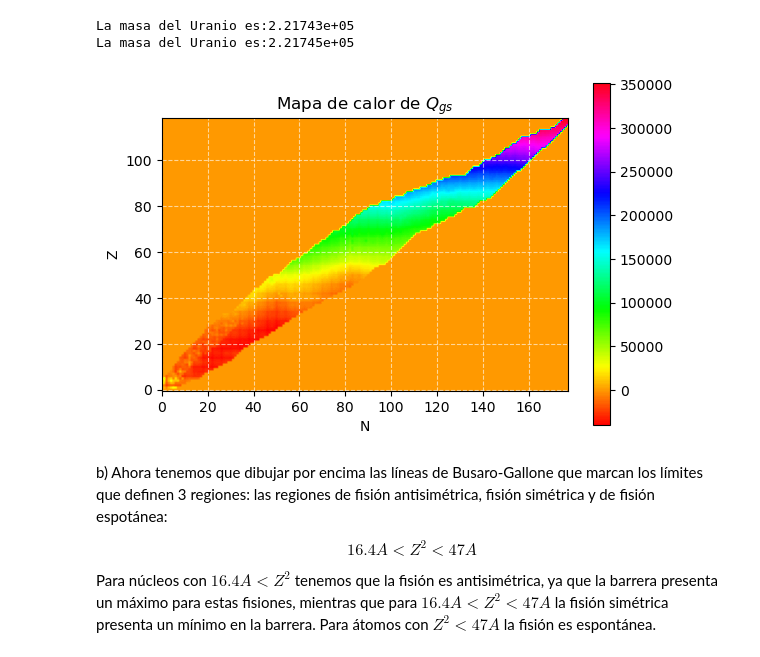
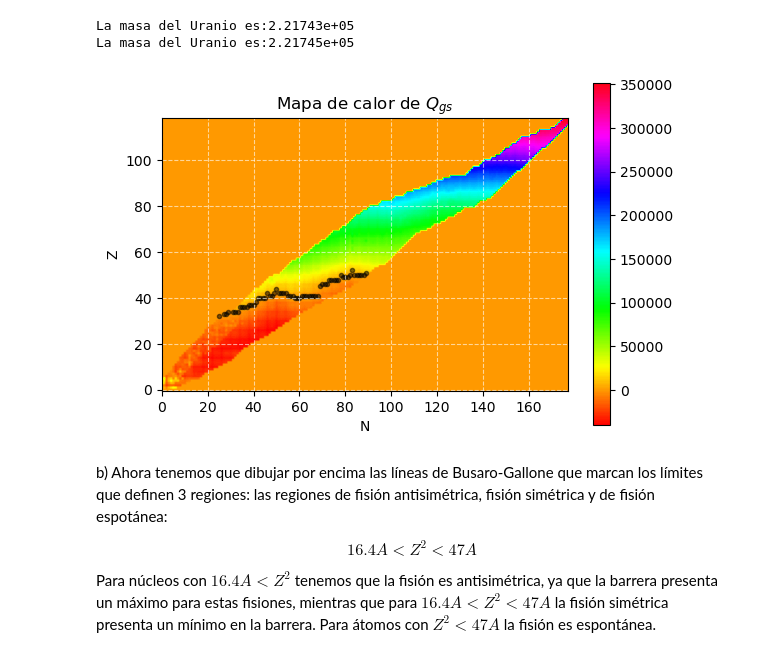
Before and after one commit to Godanitt/USC-Physics-Degree-Notes, a Jupyter notebook: Notes/4-Fisica/Fisica_Nuclear/Cuerpo/Boletin_02/Boletin_02.ipynb, the cells around one changed output. Saved outputs shown, nothing was run; the diff lists cells and outputs as text; code cells hidden in the pictures.

```diff
--- a/Notes/4-Fisica/Fisica_Nuclear/Cuerpo/Boletin_02/Boletin_02.ipynb
+++ b/Notes/4-Fisica/Fisica_Nuclear/Cuerpo/Boletin_02/Boletin_02.ipynb
@@ -104,11 +104,14 @@ mass = df["Exceso_masa_keV"].to_numpy()
 lifetime=df["Lifetime"].to_numpy()
 
 Q=np.zeros((max(Z)+1,max(N)+1))
+mass2 = np.zeros((max(Z)+1,max(N)+1))
+
 
 for i in range(len(Z)+1):
     #if ('stbl' in lifetime[i] ):
     try:
         # Z par, N par
+        mass2[Z[i],N[i]]=mass[i]
         Q[Z[i],N[i]]=mass[i]
 
         #print(mass[i])
@@ -172,19 +175,39 @@ La masa del Uranio es:2.21743e+05
 La masa del Uranio es:2.21745e+05
 # %%
 
+
 plt.figure(figsize=(6, 6))
-plt.imshow(Q, cmap='hsv')
+plt.imshow(Q,cmap='hsv')
 cbar = plt.colorbar(shrink=0.6)  # reduce la barra al 60% del alto del gráfico
 plt.xlabel("N")
 plt.ylabel("Z")
 plt.gca().invert_yaxis()
 plt.title('Mapa de calor de $Q_{gs}$')
 plt.tight_layout()
 plt.grid(linestyle="--",alpha=0.6,color="white")
 plt.xlim(0,max(N))
+
+
+Ncero=np.linspace(20,max(N),max(N)-19)
+Zcero=np.zeros(len(Ncero))
+aux=-1
+for i in range(len(Ncero)):
+    j=0
+    aux=-1
+    while not(aux>0):
+        try:
+            aux=Q[j,i+20]
+            j+=1
+        except IndexError:
+            aux=0.0000001
+    if aux>0.0001:
+        Zcero[i]=j
+for i in range(len(Zcero)):
+    if (Zcero[i]>20 and Ncero[i]<90):
+        plt.scatter(Ncero[i],Zcero[i],color="black",marker=".",alpha=0.5)
 plt.savefig("Qcolormap_nudat.pdf", dpi=300, bbox_inches='tight')
 # %% [output]
-[figure, old version]
+[figure, new version]
 # %% [markdown]
 b) Ahora tenemos que dibujar por encima las líneas de Busaro-Gallone que marcan los límites que definen 3 regiones: las regiones de fisión antisimétrica, fisión simétrica y de fisión espotánea:
 
```
Also changed, not shown: parts of 19 cells of this notebook, 7 other files.
